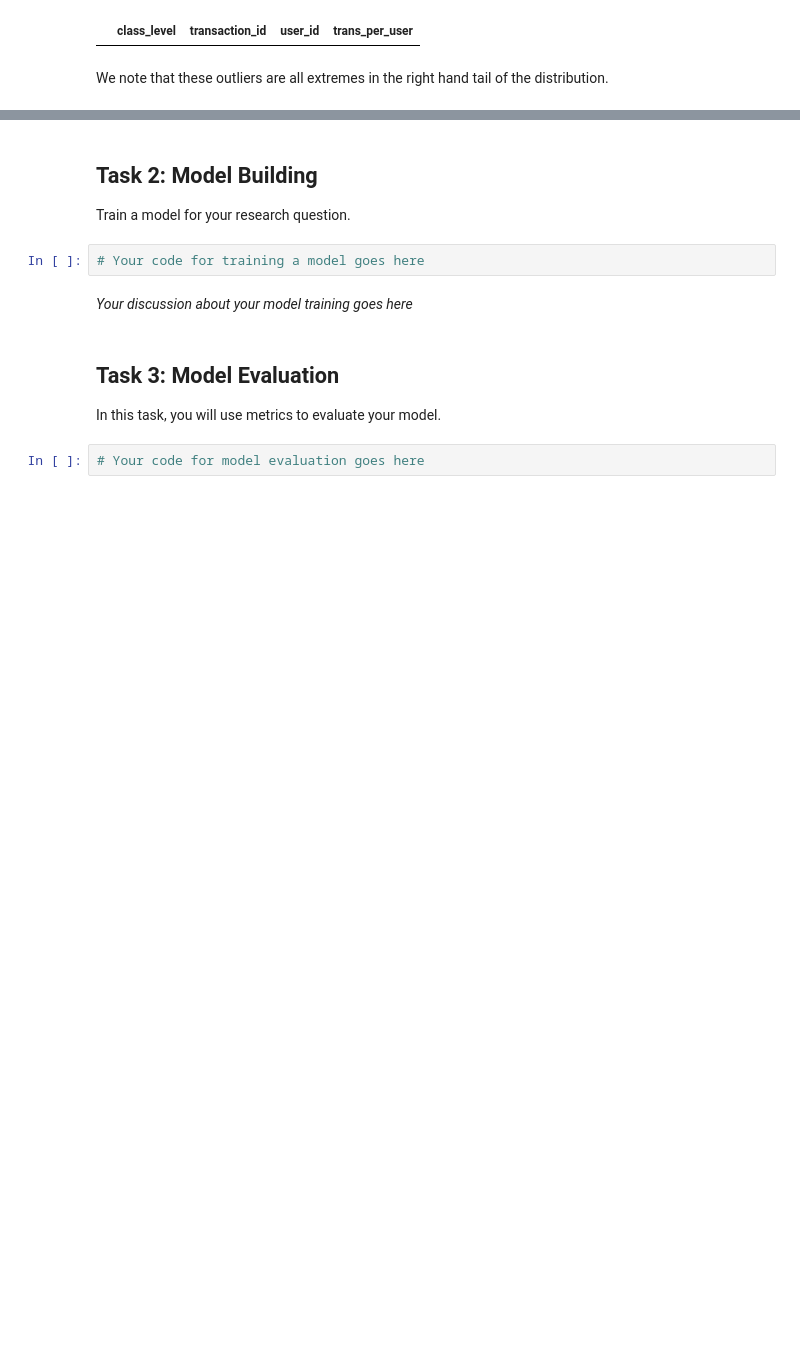
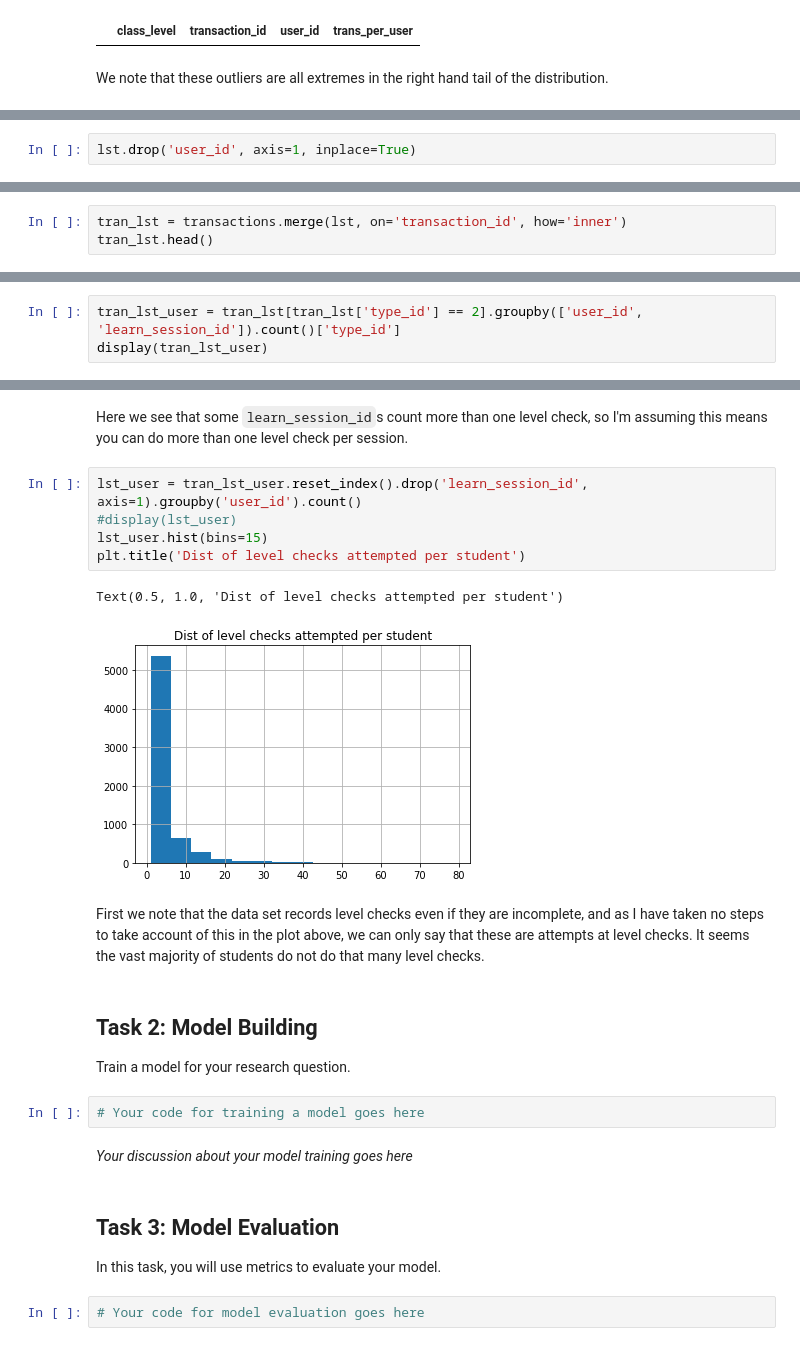
Before and after one commit to ML4BD/milestone-4-roguesgallery, a Jupyter notebook: notebooks/Milestone04/m4_lernnavi_342485.ipynb, the cells around one changed output, grey strips where cells are left out. Cells and saved outputs as stored; diff of their text form; blank space fills up the shorter version.

```diff
--- a/notebooks/Milestone04/m4_lernnavi_342485.ipynb
+++ b/notebooks/Milestone04/m4_lernnavi_342485.ipynb
@@ -214,0 +222,2 @@ ax = class_transactions.sort_values(by=['transaction_id', 'trans_per_user'],
+# %%
+lst.drop('user_id', axis=1, inplace=True)
@@ -214,0 +233,3 @@ ax = class_transactions.sort_values(by=['transaction_id', 'trans_per_user'],
+# %%
+tran_lst = transactions.merge(lst, on='transaction_id', how='inner')
+tran_lst.head()
@@ -214,0 +245,3 @@ ax = class_transactions.sort_values(by=['transaction_id', 'trans_per_user'],
+# %%
+tran_lst_user = tran_lst[tran_lst['type_id'] == 2].groupby(['user_id', 'learn_session_id']).count()['type_id']
+display(tran_lst_user)
@@ -215,3 +262,15 @@ ax = class_transactions.sort_values(by=['transaction_id', 'trans_per_user'],
+# %% [markdown]
+Here we see that some `learn_session_id`s count more than one level check, so I'm assuming this means you can do more than one level check per session.
+# %%
+lst_user = tran_lst_user.reset_index().drop('learn_session_id', axis=1).groupby('user_id').count()
+#display(lst_user)
+lst_user.hist(bins=15)
+plt.title('Dist of level checks attempted per student')
+# %% [output]
+Text(0.5, 1.0, 'Dist of level checks attempted per student')
+[figure, added]
+# %% [markdown]
+First we note that the data set records level checks even if they are incomplete, and as I have taken no steps to take account of this in the plot above, we can only say that these are attempts at level checks. It seems the vast majority of students do not do that many level checks.
 # %% [markdown]
 ## Task 2: Model Building
 
```
Also changed, not shown: parts of 11 cells of this notebook.
